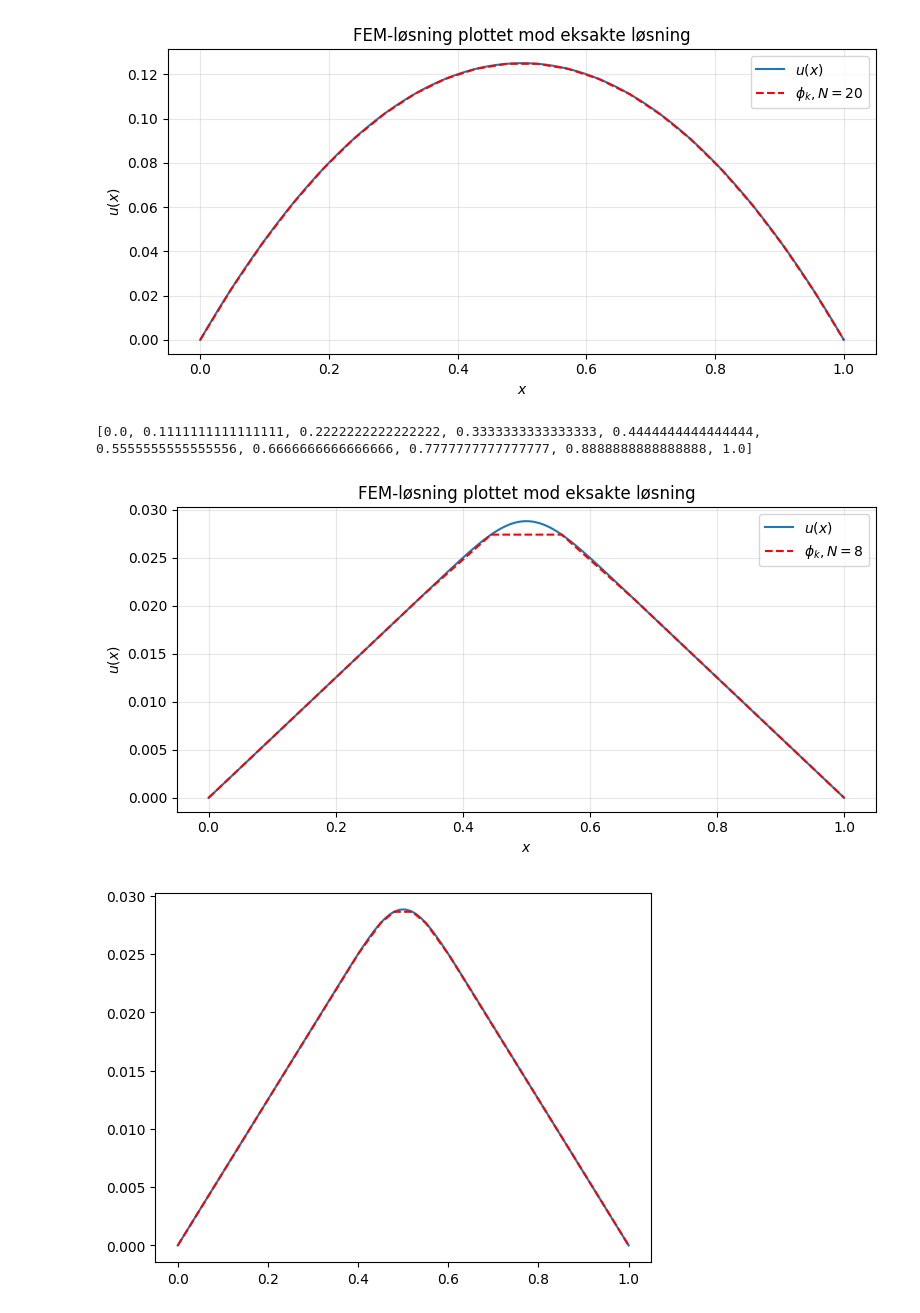
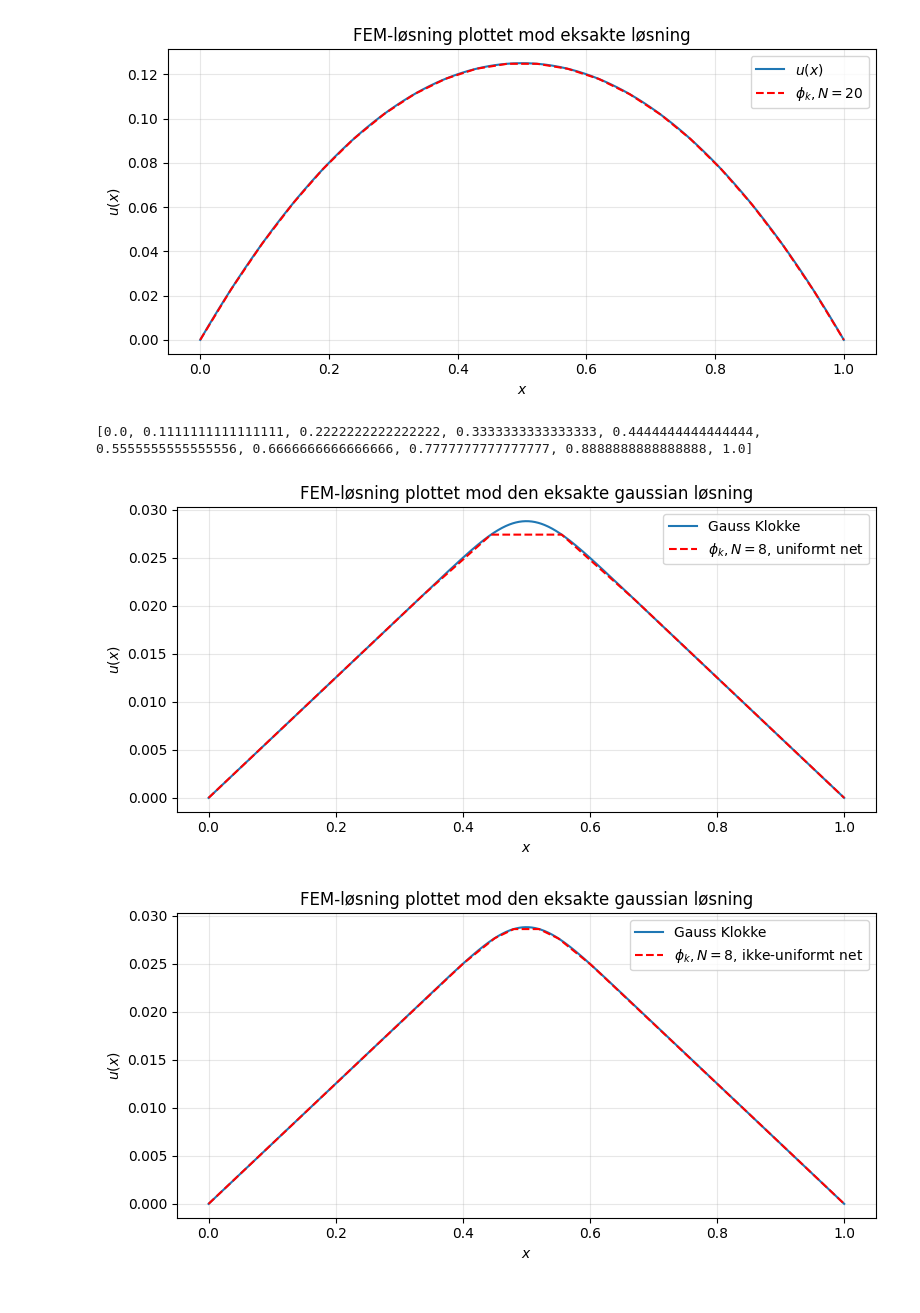
Before and after one commit to vivicodesacademically/Mat1b-projekt, a Jupyter notebook: Mixed_Code_Tasks.ipynb, the cells around one changed output. Cells and saved outputs as stored; diff of their text form; code cells hidden in the pictures.

Commit message:
Graphs for opgave 28

```diff
--- a/Mixed_Code_Tasks.ipynb
+++ b/Mixed_Code_Tasks.ipynb
@@ -227,40 +227,46 @@ def u_exact_gaussian(x, sigma=0.05):
         )
         + sigma * np.sqrt(np.pi / 2) * (
             0.5 * erf(c) - (x - 0.5) * erf(z)
         )
     )
 
 N = 8
 nodes = [ a*(1/(N+1)) for a in range(N+2) ] # Uniformt net
-print(nodes)
+#print(nodes)
 a_func = lambda x: 1
-p_func = lambda x: np.e**(-1*(x-0.5)**2/(2*0.05**2))
+p_func = lambda x: np.exp(-1*(x-0.5)**2/(2*0.05**2))
 
 K = assemble_K_general(nodes, a_func)  # saml stivhedsmatrixen
 p_vec = assemble_p_general(nodes, p_func)  # saml lastvektoren
 u = np.linalg.solve(K, p_vec)
 
 x_plot = np.linspace(0, 1, 1000)
 plt.figure(figsize=(8, 4))
 plt.xlabel('$x$')
 plt.ylabel('$u(x)$')
-plt.title(f'FEM-løsning plottet mod eksakte løsning')
-plt.plot(x_plot, u_exact_gaussian(x_plot), label='$u(x)$')
-plt.plot(x_plot, FEM_y(x_plot, u, nodes),'r--', label=f'$\\phi_k, N={N}$')
+plt.title(f'FEM-løsning plottet mod den eksakte gaussian løsning')
+plt.plot(x_plot, u_exact_gaussian(x_plot), label='Gauss Klokke')
+plt.plot(x_plot, FEM_y(x_plot, u, nodes),'r--', label=f'$\\phi_k, N={N}$, uniformt net')
 plt.legend()
 plt.grid(True, alpha=0.3)
 plt.tight_layout()
 plt.show()
 
 nodes = [0.0, 0.2, 0.4, 0.45, 0.48, 0.52, 0.55, 0.6, 0.8, 1.0]
 K = assemble_K_general(nodes, a_func)  # saml stivhedsmatrixen
 p_vec = assemble_p_general(nodes, p_func)  # saml lastvektoren
 u = np.linalg.solve(K, p_vec)
-
-plt.plot(x_plot, u_exact_gaussian(x_plot), label='$u(x)$')
-plt.plot(x_plot, FEM_y(x_plot, u, nodes),'r--', label=f'$\\phi_k, N={N}$')
+plt.figure(figsize=(8, 4))
+plt.xlabel('$x$')
+plt.ylabel('$u(x)$')
+plt.title(f'FEM-løsning plottet mod den eksakte gaussian løsning')
+plt.plot(x_plot, u_exact_gaussian(x_plot), label='Gauss Klokke')
+plt.plot(x_plot, FEM_y(x_plot, u, nodes),'r--', label=f'$\\phi_k, N={N}$, ikke-uniformt net')
+plt.legend()
+plt.grid(True, alpha=0.3)
+plt.tight_layout()
 plt.show()
 # %% [output]
 [0.0, 0.1111111111111111, 0.2222222222222222, 0.3333333333333333, 0.4444444444444444, 0.5555555555555556, 0.6666666666666666, 0.7777777777777777, 0.8888888888888888, 1.0]
-[figure, old version]
+[figure, new version]
-[figure, old version]
+[figure, new version]
```
